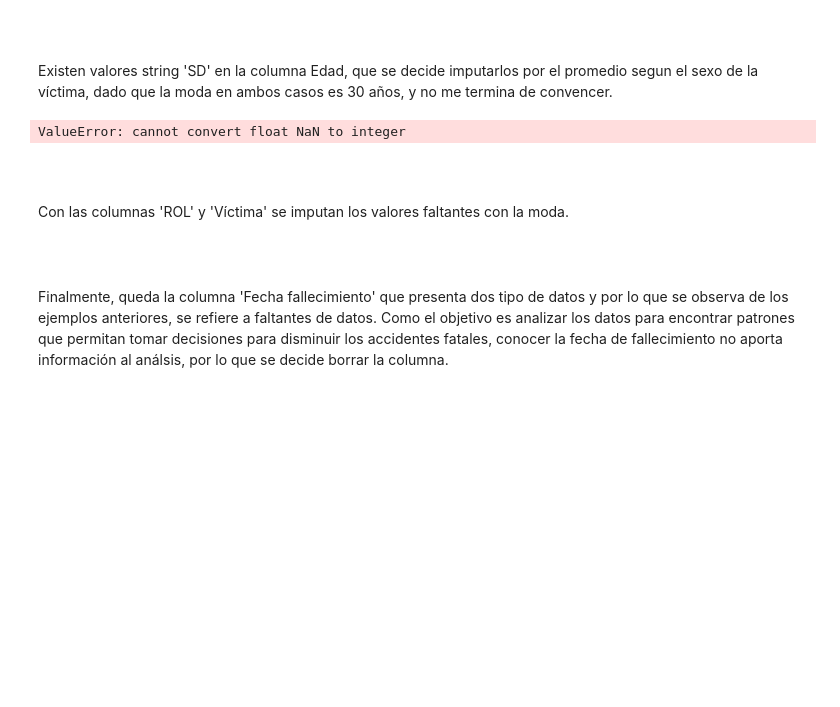
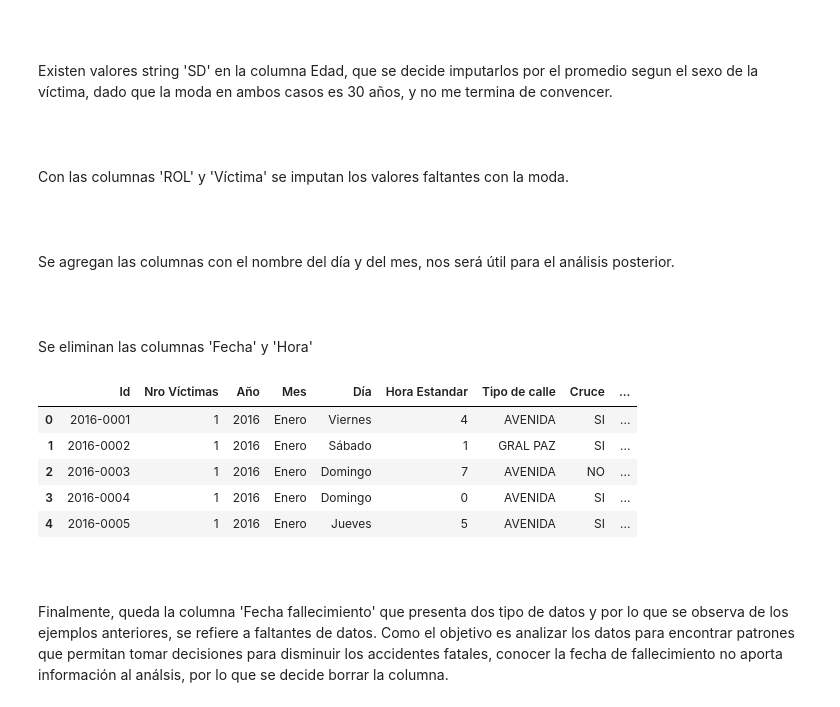
Before and after one commit to SebitaElGordito/PI_02_siniestros_viales, a Jupyter notebook: ETL y EDA.ipynb, the cells around one changed output. Saved outputs shown, nothing was run; the diff lists cells and outputs as text; code cells hidden in the pictures; blank space fills up the shorter version.

```diff
--- a/ETL y EDA.ipynb
+++ b/ETL y EDA.ipynb
@@ -482,13 +482,11 @@ Existen valores string 'SD' en la columna Edad, que se decide imputarlos por el
 # Reemplazar 'SD' por NaN en la columna 'Edad'
 df_homicidios['EDAD'] = df_homicidios['EDAD'].replace('SD', pd.NA)
 
-# Calcular el promedio de la columna 'Edad' agrupada por 'Sexo'
-promedio_por_sexo = df_homicidios.groupby('SEXO')['EDAD'].mean().apply(int).to_dict()
+# Calcular el promedio de la columna 'Edad' agrupada por 'Sexo' y convertirlo a parte entera
+promedio_por_sexo = df_homicidios.groupby('SEXO')['EDAD'].mean().apply(lambda x: int(x) if not pd.isna(x) else pd.NA).to_dict()
 
 # Imputar los valores NaN en la columna 'Edad' con el promedio correspondiente al 'Sexo'
 df_homicidios['EDAD'] = df_homicidios.apply(lambda row: promedio_por_sexo[row['SEXO']] if pd.isna(row['EDAD']) and row['SEXO'] != 'SD' else 30 if pd.isna(row['EDAD']) and row['SEXO'] == 'SD' else row['EDAD'], axis=1)
-# %% [output]
-ValueError: cannot convert float NaN to integer
 # %% [markdown]
 <br>
 <br>
@@ -511,6 +509,58 @@ moda_faltante(df_homicidios, 'ROL')
 
 # Imputa valor mas frecuente en la columna víctima
 moda_faltante(df_homicidios, 'Víctima')
+# %% [markdown]
+<br>
+<br>
+
+Se agregan las columnas con el nombre del día y del mes, nos será útil para el análisis posterior.
+# %%
+# Convierte la columna fecha a datetime, extrae el día de la semana y el mes y crea nuevas columnas "DIA" y "MES"
+dias_español = {
+    'Monday': 'Lunes',
+    'Tuesday': 'Martes',
+    'Wednesday': 'Miércoles',
+    'Thursday': 'Jueves',
+    'Friday': 'Viernes',
+    'Saturday': 'Sábado',
+    'Sunday': 'Domingo',
+}
+
+meses_español = {
+    'January': 'Enero',
+    'February': 'Febrero',
+    'March': 'Marzo',
+    'April': 'Abril',
+    'May': 'Mayo',
+    'June': 'Junio',
+    'July': 'Julio',
+    'August': 'Agosto',
+    'September': 'Septiembre',
+    'October': 'Octubre',
+    'November': 'Noviembre',
+    'December': 'Diciembre',
+}
+
+df_homicidios['Fecha'] = pd.to_datetime(df_homicidios['Fecha'])
+df_homicidios['Día'] = df_homicidios['Fecha'].dt.day_name().map(dias_español)
+df_homicidios['Mes'] = df_homicidios['Fecha'].dt.month_name().map(meses_español)
+df_homicidios['Fecha'] = df_homicidios['Fecha'].dt.date
+# %% [markdown]
+<br>
+<br>
+
+Se eliminan las columnas 'Fecha' y 'Hora'
+# %%
+# Se eliminan las columnas
+df_homicidios = df_homicidios.drop(['Fecha', 'Hora'], axis=1)
+df_homicidios.head()
+# %% [output]
+|  | Id | Nro Víctimas | Año | Mes | Día | Hora Estandar | Tipo de calle | Cruce | ... |
+| 0 | 2016-0001 | 1 | 2016 | Enero | Viernes | 4 | AVENIDA | SI | ... |
+| 1 | 2016-0002 | 1 | 2016 | Enero | Sábado | 1 | GRAL PAZ | SI | ... |
+| 2 | 2016-0003 | 1 | 2016 | Enero | Domingo | 7 | AVENIDA | NO | ... |
+| 3 | 2016-0004 | 1 | 2016 | Enero | Domingo | 0 | AVENIDA | SI | ... |
+| 4 | 2016-0005 | 1 | 2016 | Enero | Jueves | 5 | AVENIDA | SI | ... |
 # %% [markdown]
 <br>
 <br>
```
Also changed, not shown: parts of 5 cells of this notebook, 1 other file.
